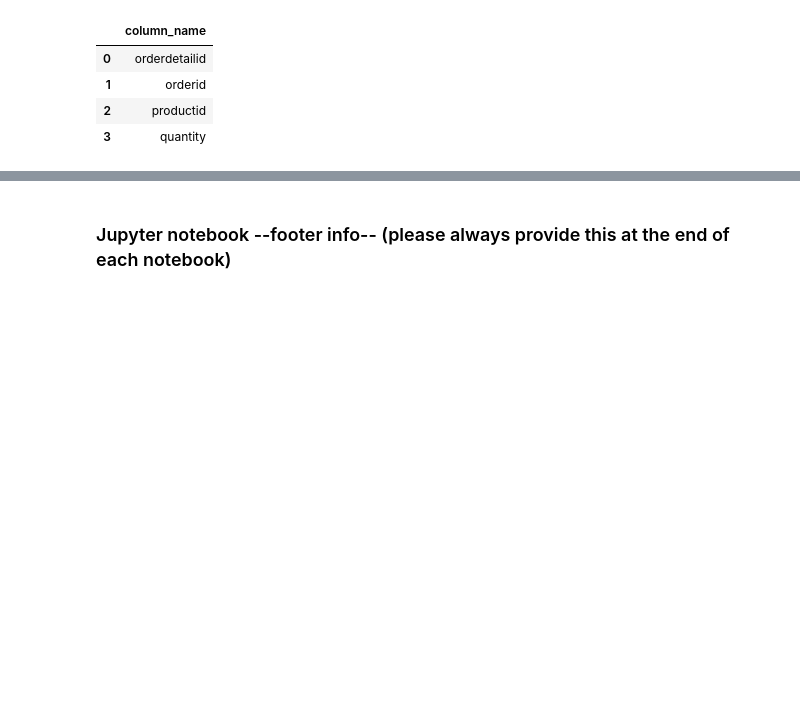
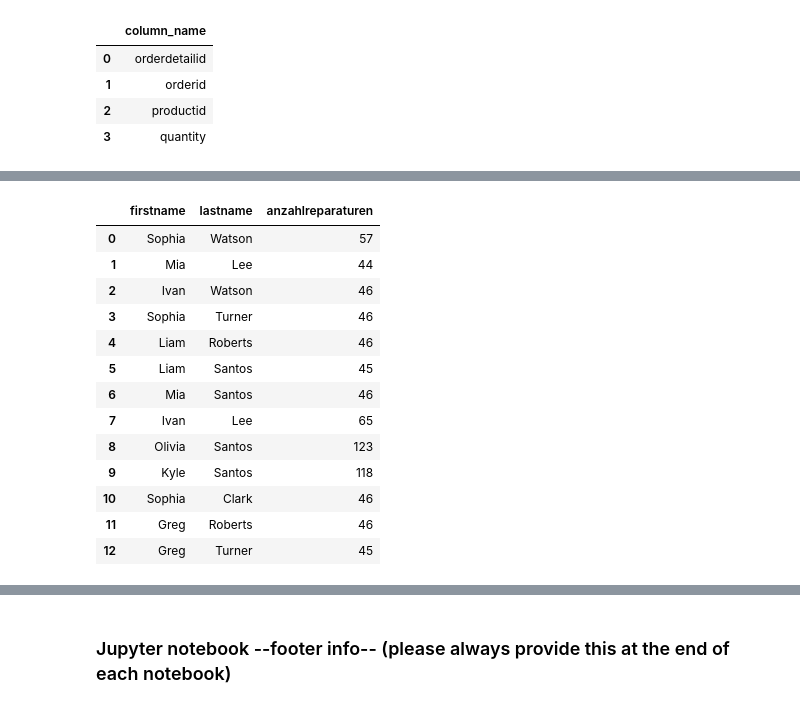
Before and after one commit to blobb3/python_postgresql_pgadmin, a Jupyter notebook: Test_Exam_Relationale_Daten_Solution.ipynb, the cells around one changed output, grey strips where cells are left out. Drawn from its saved outputs; the diff is of its cells as text; code cells hidden in the pictures; blank space fills up the shorter version.

```diff
--- a/Test_Exam_Relationale_Daten_Solution.ipynb
+++ b/Test_Exam_Relationale_Daten_Solution.ipynb
@@ -638,0 +696,31 @@ df_sub
+# %%
+# Engine für Datenbankverbindung erstellen
+engine = create_engine(db_connection_url)
+
+# SQL-Abfrage erstellen
+df_sub = pd.read_sql_query("""SELECT t.FirstName, t.LastName, COUNT(sr.ServiceID) AS AnzahlReparaturen
+                            FROM Technicians AS t
+                            INNER JOIN ServiceRecords AS sr ON t.TechnicianID = sr.TechnicianID
+                            GROUP BY t.FirstName, t.LastName
+                            HAVING COUNT(sr.ServiceID) > 10;""", con=engine)
+
+# Datenbankverbindung trennen
+engine.dispose()
+
+# Ergebnis anzeigen
+df_sub
+# %% [output]
+|  | firstname | lastname | anzahlreparaturen |
+| 0 | Sophia | Watson | 57 |
+| 1 | Mia | Lee | 44 |
+| 2 | Ivan | Watson | 46 |
+| 3 | Sophia | Turner | 46 |
+| 4 | Liam | Roberts | 46 |
+| 5 | Liam | Santos | 45 |
+| 6 | Mia | Santos | 46 |
+| 7 | Ivan | Lee | 65 |
+| 8 | Olivia | Santos | 123 |
+| 9 | Kyle | Santos | 118 |
+| 10 | Sophia | Clark | 46 |
+| 11 | Greg | Roberts | 46 |
+| 12 | Greg | Turner | 45 |
```
Also changed, not shown: parts of 8 cells of this notebook.
